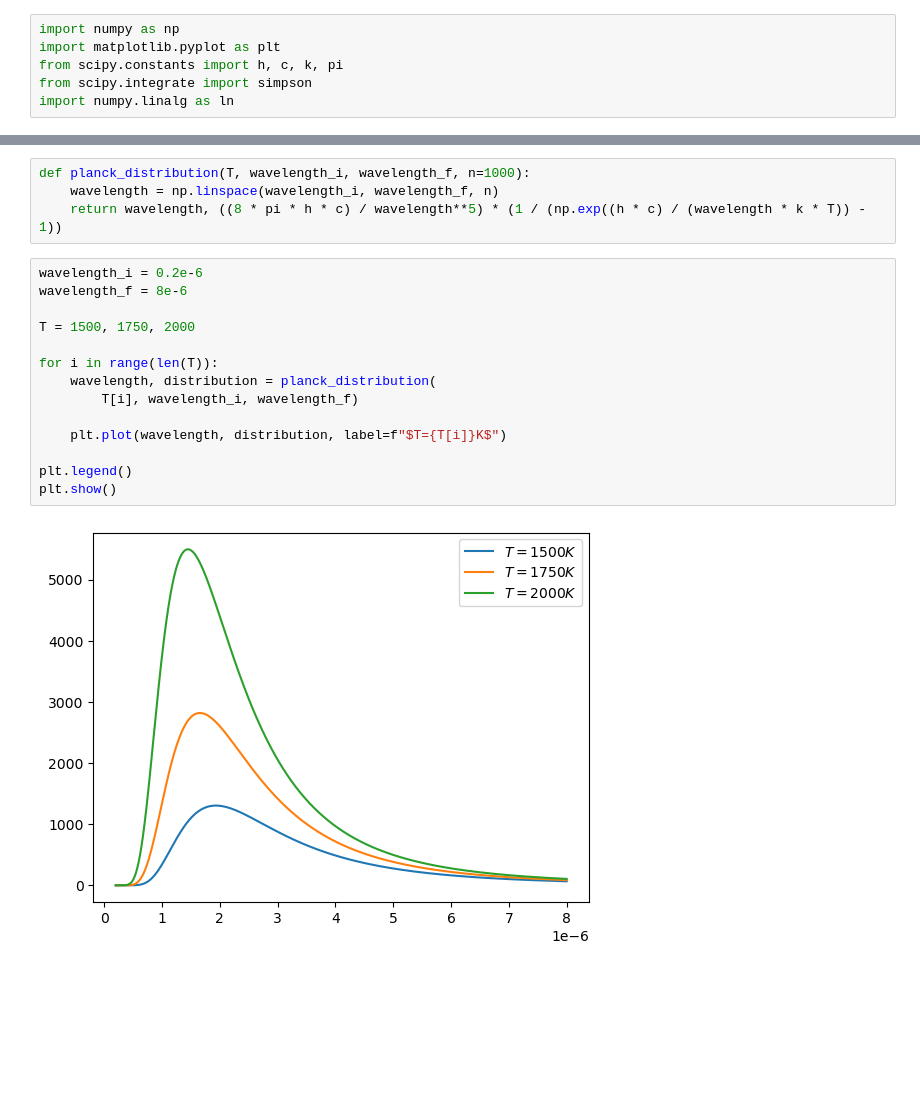
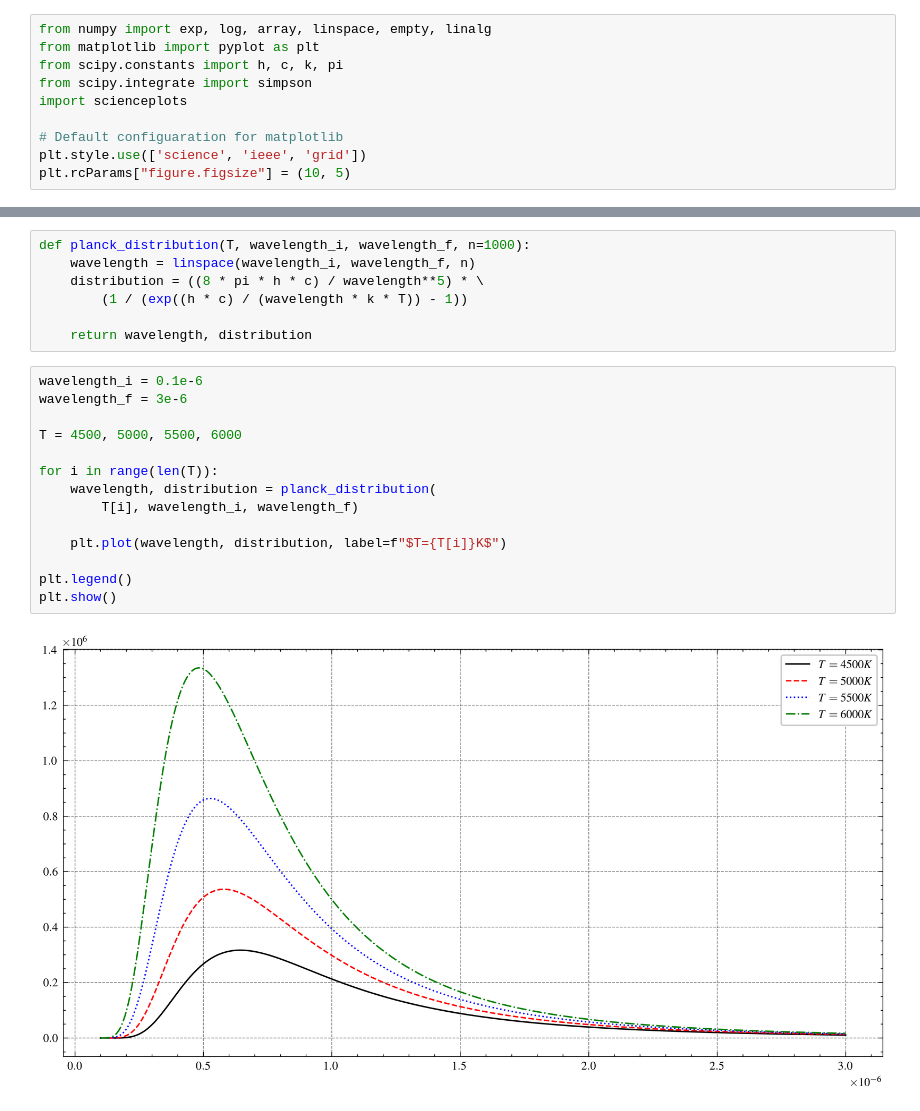
Before and after one commit to rohandebsarkar/NumericalMethodsForComputationalPhysics, a Jupyter notebook: projects/undergraduate/Statistical_Mechanics/JupyterNotebook/Black_Body_Radiation.ipynb, the cells around one changed output, grey strips where cells are left out. Drawn from its saved outputs; the diff is of its cells as text; blank space fills up the shorter version.

```diff
--- a/projects/undergraduate/Statistical_Mechanics/JupyterNotebook/Black_Body_Radiation.ipynb
+++ b/projects/undergraduate/Statistical_Mechanics/JupyterNotebook/Black_Body_Radiation.ipynb
@@ -1,6 +3,10 @@
 # %%
-import numpy as np
-import matplotlib.pyplot as plt
+from numpy import exp, log, array, linspace, empty, linalg
+from matplotlib import pyplot as plt
 from scipy.constants import h, c, k, pi
 from scipy.integrate import simpson
-import numpy.linalg as ln
+import scienceplots
+
+# Default configuaration for matplotlib
+plt.style.use(['science', 'ieee', 'grid'])
+plt.rcParams["figure.figsize"] = (10, 5)
@@ -7,20 +19,23 @@ import numpy.linalg as ln
 # %%
 def planck_distribution(T, wavelength_i, wavelength_f, n=1000):
-    wavelength = np.linspace(wavelength_i, wavelength_f, n)
-    return wavelength, ((8 * pi * h * c) / wavelength**5) * (1 / (np.exp((h * c) / (wavelength * k * T)) - 1))
+    wavelength = linspace(wavelength_i, wavelength_f, n)
+    distribution = ((8 * pi * h * c) / wavelength**5) * \
+        (1 / (exp((h * c) / (wavelength * k * T)) - 1))
+
+    return wavelength, distribution
 # %%
-wavelength_i = 0.2e-6
-wavelength_f = 8e-6
+wavelength_i = 0.1e-6
+wavelength_f = 3e-6
 
-T = 1500, 1750, 2000
+T = 4500, 5000, 5500, 6000
 
 for i in range(len(T)):
     wavelength, distribution = planck_distribution(
         T[i], wavelength_i, wavelength_f)
 
     plt.plot(wavelength, distribution, label=f"$T={T[i]}K$")
 
 plt.legend()
 plt.show()
 # %% [output]
-[figure, old version]
+[figure, new version]
```
Also changed, not shown: parts of 8 cells of this notebook.
